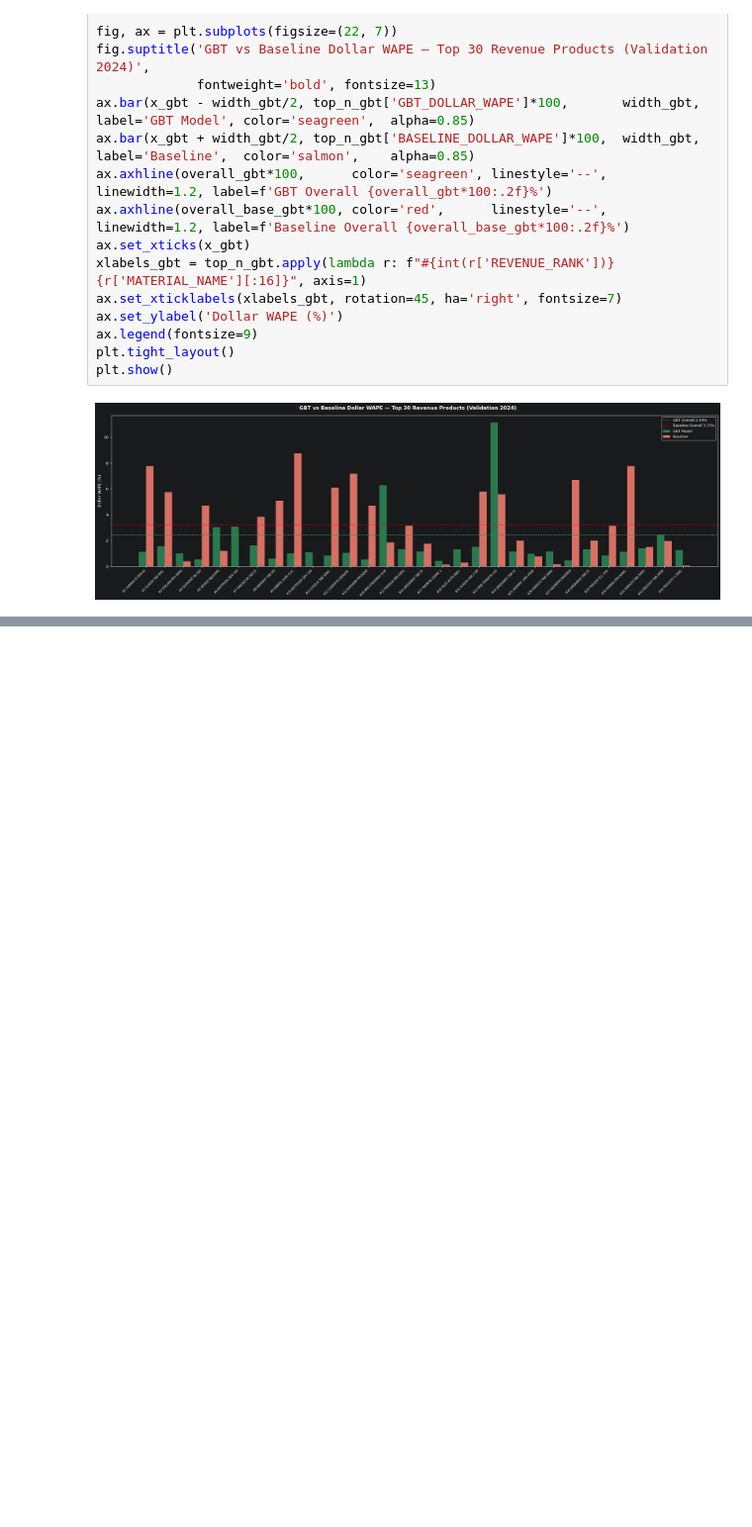
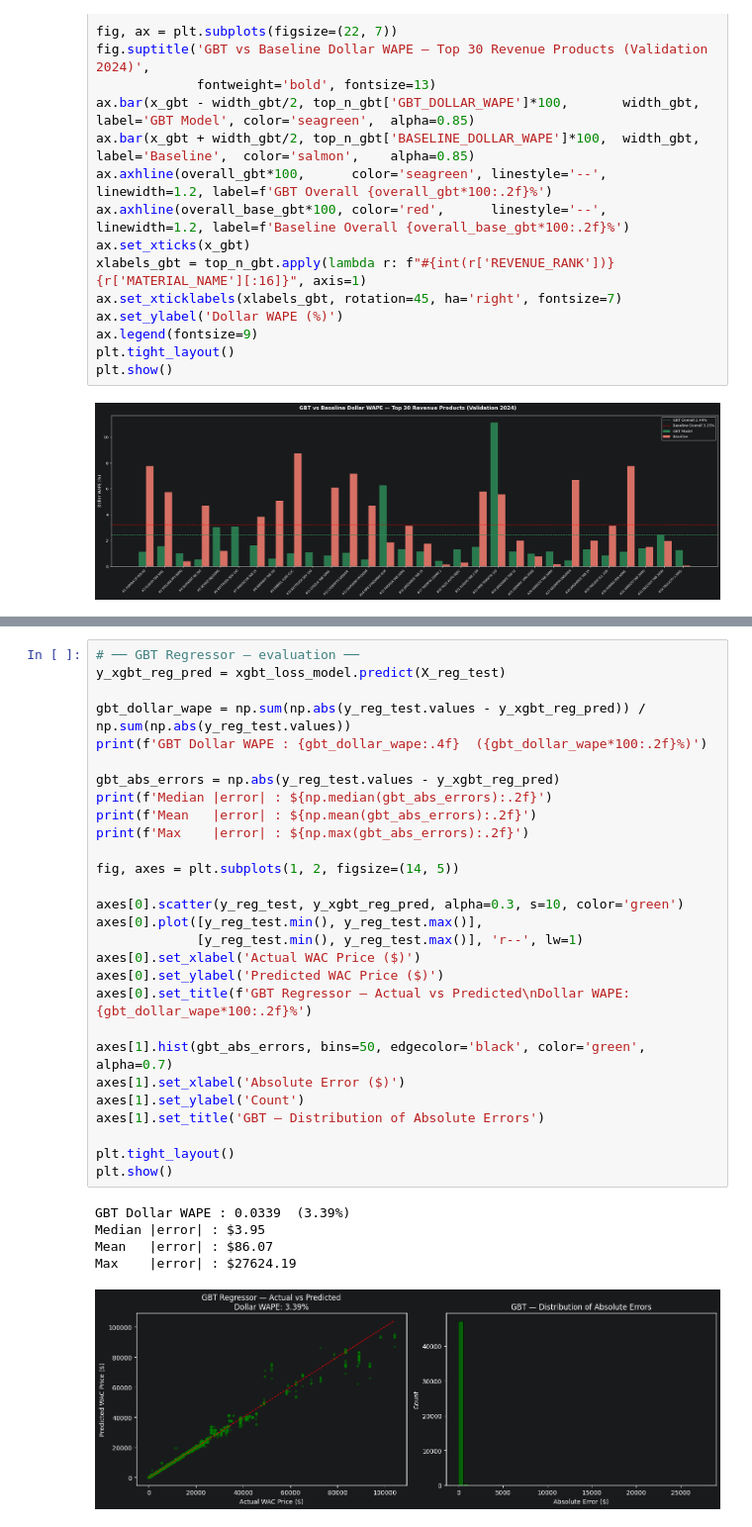
Before and after one commit to praveen-mck/WAC-PI-Forecasting, a Jupyter notebook: models/Tree_based_modeling.ipynb, the cells around one changed output, grey strips where cells are left out. Shown at 99% size. Cells and saved outputs as stored; diff of their text form; blank space fills up the shorter version.

```diff
--- a/models/Tree_based_modeling.ipynb
+++ b/models/Tree_based_modeling.ipynb
@@ -1001,0 +991,34 @@ Saved -> data/real_data/enbrel_all_predictions.csv
+# %%
+# ── GBT Regressor — evaluation ──
+y_xgbt_reg_pred = xgbt_loss_model.predict(X_reg_test)
+
+gbt_dollar_wape = np.sum(np.abs(y_reg_test.values - y_xgbt_reg_pred)) / np.sum(np.abs(y_reg_test.values))
+print(f'GBT Dollar WAPE : {gbt_dollar_wape:.4f}  ({gbt_dollar_wape*100:.2f}%)')
+
+gbt_abs_errors = np.abs(y_reg_test.values - y_xgbt_reg_pred)
+print(f'Median |error| : ${np.median(gbt_abs_errors):.2f}')
+print(f'Mean   |error| : ${np.mean(gbt_abs_errors):.2f}')
+print(f'Max    |error| : ${np.max(gbt_abs_errors):.2f}')
+
+fig, axes = plt.subplots(1, 2, figsize=(14, 5))
+
+axes[0].scatter(y_reg_test, y_xgbt_reg_pred, alpha=0.3, s=10, color='green')
+axes[0].plot([y_reg_test.min(), y_reg_test.max()],
+             [y_reg_test.min(), y_reg_test.max()], 'r--', lw=1)
+axes[0].set_xlabel('Actual WAC Price ($)')
+axes[0].set_ylabel('Predicted WAC Price ($)')
+axes[0].set_title(f'GBT Regressor — Actual vs Predicted\nDollar WAPE: {gbt_dollar_wape*100:.2f}%')
+
+axes[1].hist(gbt_abs_errors, bins=50, edgecolor='black', color='green', alpha=0.7)
+axes[1].set_xlabel('Absolute Error ($)')
+axes[1].set_ylabel('Count')
+axes[1].set_title('GBT — Distribution of Absolute Errors')
+
+plt.tight_layout()
+plt.show()
+# %% [output]
+GBT Dollar WAPE : 0.0339  (3.39%)
+Median |error| : $3.95
+Mean   |error| : $86.07
+Max    |error| : $27624.19
+[figure, added]
```
Also changed, not shown: parts of 14 cells of this notebook.
